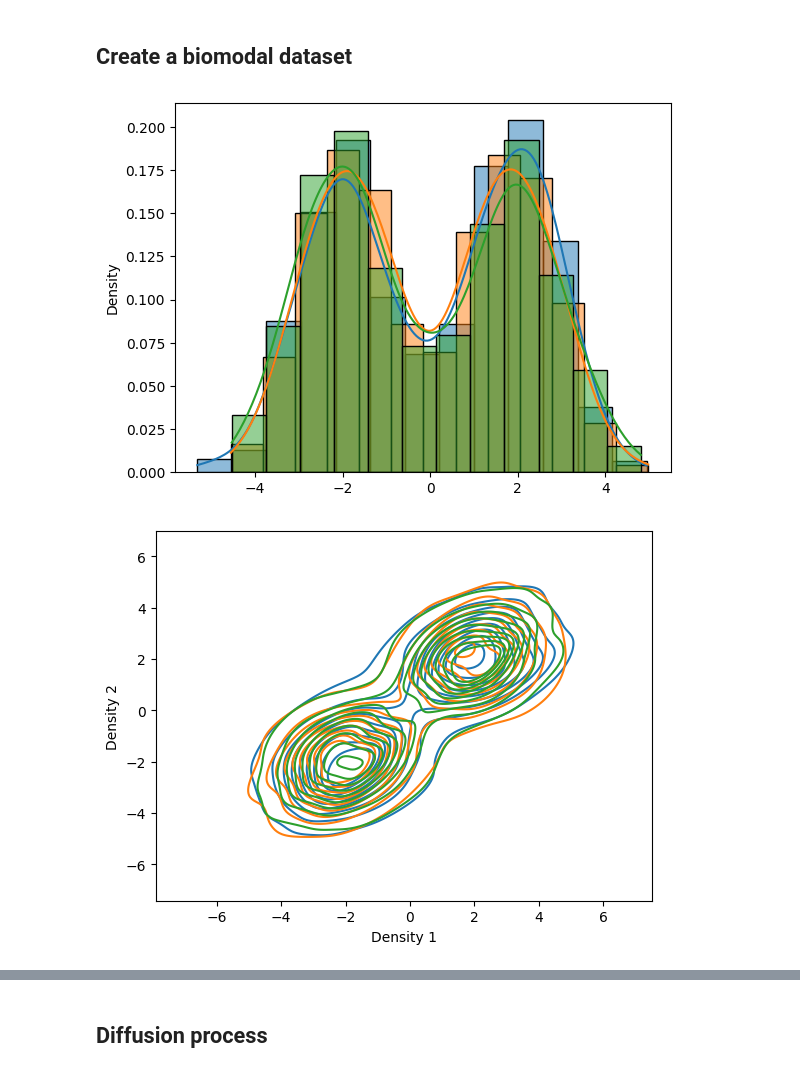
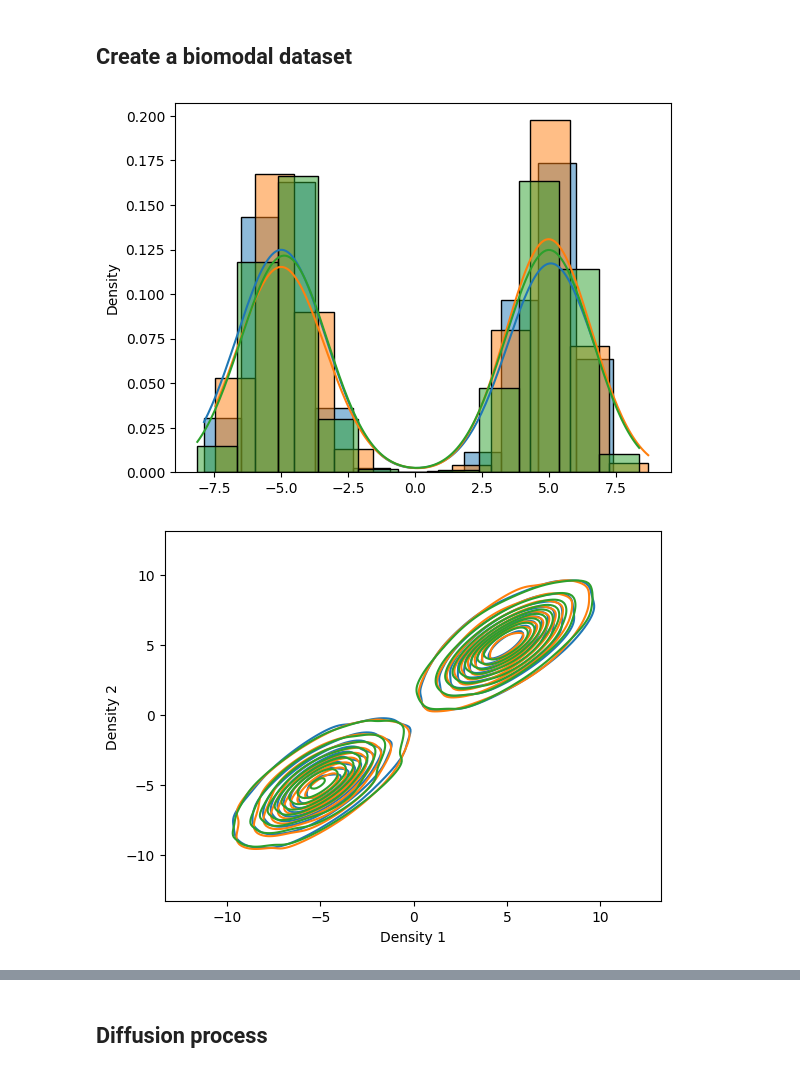
Before and after one commit to RajatRasal/cxr-generation, a Jupyter notebook: experiments/1d_diffusion/1-d_DiffusionModel_noise_unet.ipynb, the cells around one changed output, grey strips where cells are left out. Cells and saved outputs as stored; diff of their text form; code cells hidden in the pictures.

```diff
--- a/experiments/1d_diffusion/1-d_DiffusionModel_noise_unet.ipynb
+++ b/experiments/1d_diffusion/1-d_DiffusionModel_noise_unet.ipynb
@@ -50,20 +51,18 @@ def sample_gmm_2d(means: List[List[float]], scales: List[float], mixing_coeffici
         for _ in range(N)
     ])
 # %%
-kwargs = {"means": [-2., 2.], "stddevs": [1., 1.], "mixing_coefficients": [0.5, 0.5], "N": 1000}
+kwargs = {"means": [-5., 5.], "stddevs": [1., 1.], "mixing_coefficients": [0.5, 0.5], "N": 1000}
 sns.histplot(sample_gmm_1d(**kwargs).squeeze(1), stat="density", kde="True")
 sns.histplot(sample_gmm_1d(**kwargs).squeeze(1), stat="density", kde="True")
 sns.histplot(sample_gmm_1d(**kwargs).squeeze(1), stat="density", kde="True")
 plt.show()
 # %% [output]
-[figure, old version]
+[figure, new version]
 # %%
-import pandas as pd
-
-kwargs = {"means": [[-2., -2.], [2., 2.]], "scales": [1., 1.], "mixing_coefficients": [0.5, 0.5], "N": 1000}
+kwargs = {"means": [[-5., -5.], [5., 5.]], "scales": [1., 1.], "mixing_coefficients": [0.5, 0.5], "N": 1000}
 sns.kdeplot(pd.DataFrame(sample_gmm_2d(**kwargs), columns=["Density 1", "Density 2"]), x="Density 1", y="Density 2")
 sns.kdeplot(pd.DataFrame(sample_gmm_2d(**kwargs), columns=["Density 1", "Density 2"]), x="Density 1", y="Density 2")
 sns.kdeplot(pd.DataFrame(sample_gmm_2d(**kwargs), columns=["Density 1", "Density 2"]), x="Density 1", y="Density 2")
 plt.show()
 # %% [output]
-[figure, old version]
+[figure, new version]
```
Also changed, not shown: parts of 58 cells of this notebook.
